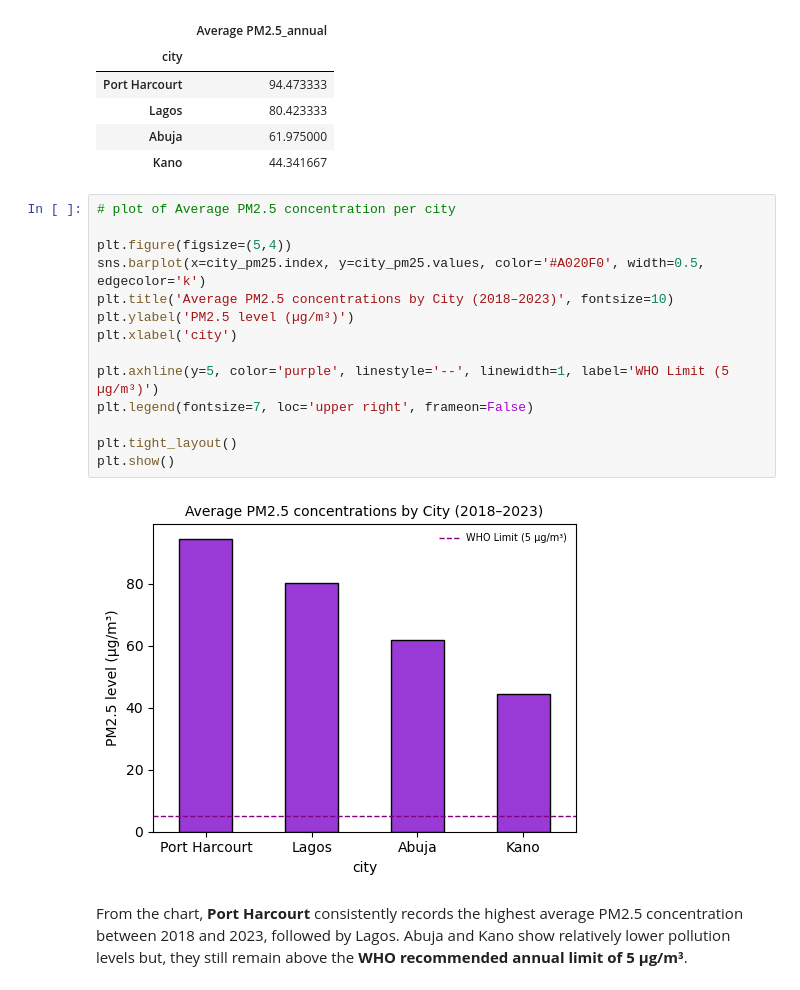
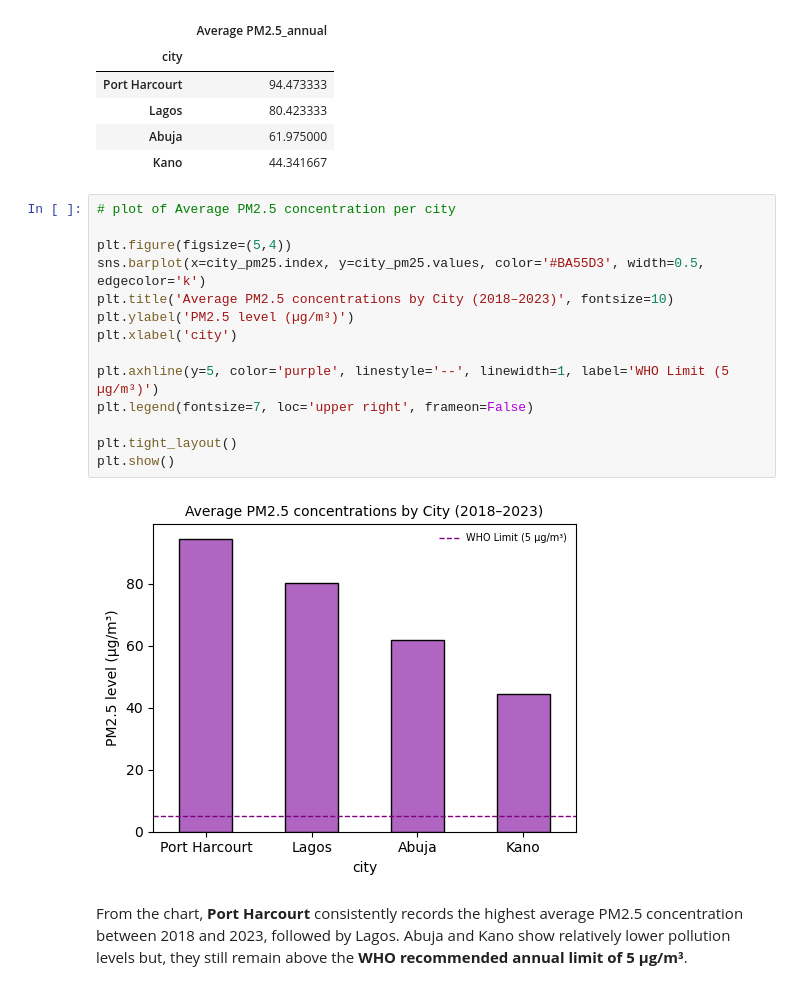
Before and after one commit to DataxEnv/environmental-health-analysis, a Jupyter notebook: environmental_health_analysis.ipynb, the cells around one changed output. Cells and saved outputs as stored; diff of their text form.

Commit message:
clean plot

```diff
--- a/environmental_health_analysis.ipynb
+++ b/environmental_health_analysis.ipynb
@@ -157,19 +156,19 @@ city_pm25.to_frame(name= 'Average PM2.5_annual')
 # %%
 # plot of Average PM2.5 concentration per city
 
 plt.figure(figsize=(5,4))
-sns.barplot(x=city_pm25.index, y=city_pm25.values, color='#A020F0', width=0.5, edgecolor='k')
+sns.barplot(x=city_pm25.index, y=city_pm25.values, color='#BA55D3', width=0.5, edgecolor='k')
 plt.title('Average PM2.5 concentrations by City (2018–2023)', fontsize=10)
 plt.ylabel('PM2.5 level (µg/m³)')
 plt.xlabel('city')
 
 plt.axhline(y=5, color='purple', linestyle='--', linewidth=1, label='WHO Limit (5 µg/m³)')
 plt.legend(fontsize=7, loc='upper right', frameon=False)
 
 plt.tight_layout()
 plt.show()
 # %% [output]
-[figure, old version]
+[figure, new version]
 # %% [markdown]
 From the chart, **Port Harcourt** consistently records the highest average PM2.5 concentration between 2018 and 2023, followed by Lagos. Abuja and Kano show relatively lower pollution levels but, they still remain above the **WHO recommended annual limit of 5 µg/m³**.
 # %%
```
Also changed, not shown: parts of 4 cells of this notebook.
